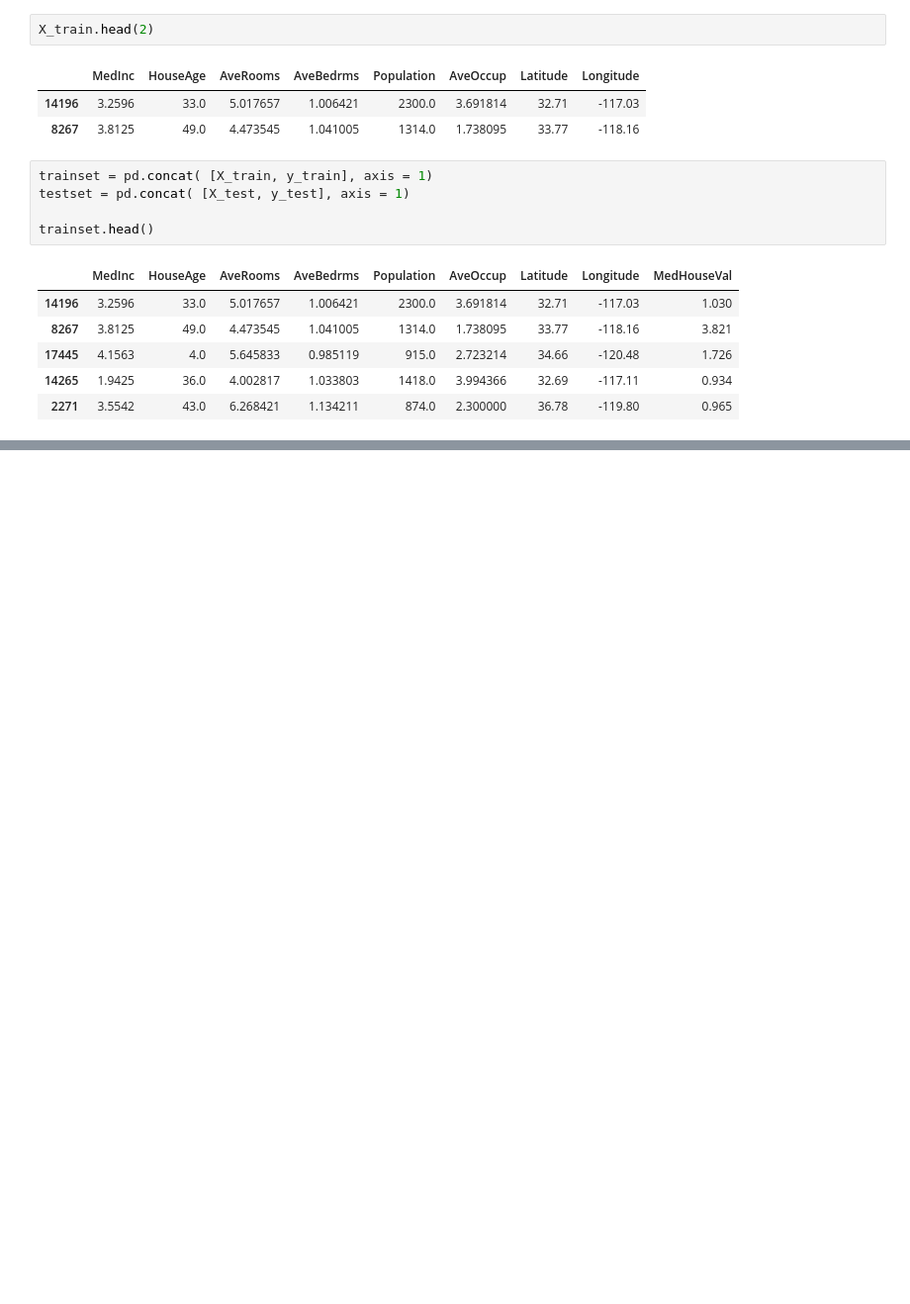
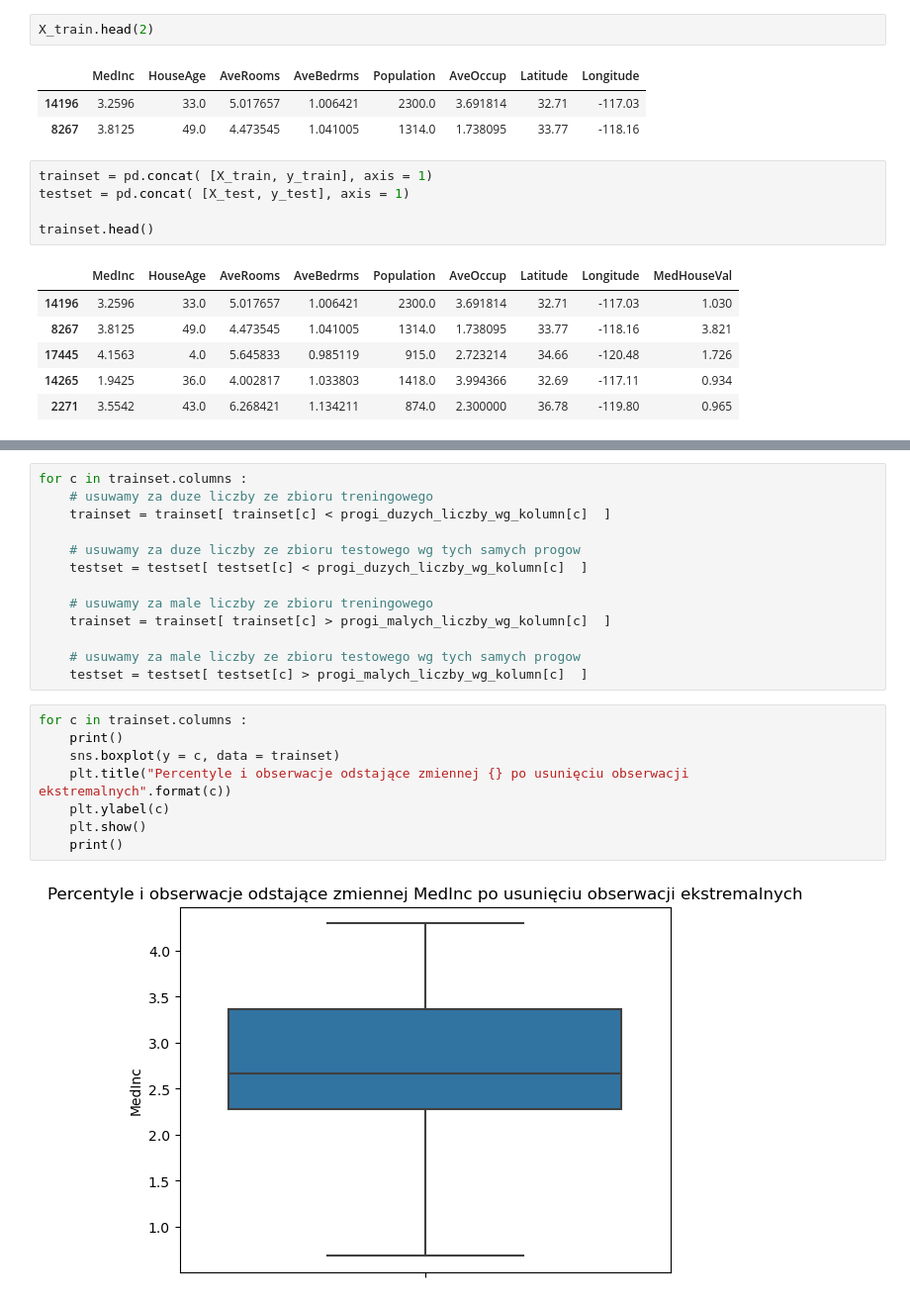
Before and after one commit to KCristopher/zaaw_tech_ml_ai, a Jupyter notebook: L1L2.ipynb, the cells around one changed output, grey strips where cells are left out. Shown at 99% size. Saved outputs shown, nothing was run; the diff lists cells and outputs as text; blank space fills up the shorter version.

```diff
--- a/L1L2.ipynb
+++ b/L1L2.ipynb
@@ -292,0 +447,23 @@ trainset.head()
+# %%
+for c in trainset.columns :
+    # usuwamy za duze liczby ze zbioru treningowego
+    trainset = trainset[ trainset[c] < progi_duzych_liczby_wg_kolumn[c]  ]
+
+    # usuwamy za duze liczby ze zbioru testowego wg tych samych progow
+    testset = testset[ testset[c] < progi_duzych_liczby_wg_kolumn[c]  ]
+
+    # usuwamy za male liczby ze zbioru treningowego
+    trainset = trainset[ trainset[c] > progi_malych_liczby_wg_kolumn[c]  ]
+
+    # usuwamy za male liczby ze zbioru testowego wg tych samych progow
+    testset = testset[ testset[c] > progi_malych_liczby_wg_kolumn[c]  ]
+# %%
+for c in trainset.columns :
+    print()
+    sns.boxplot(y = c, data = trainset)
+    plt.title("Percentyle i obserwacje odstające zmiennej {} po usunięciu obserwacji ekstremalnych".format(c))
+    plt.ylabel(c)
+    plt.show()
+    print()
+# %% [output]
+[figure, added]
```
Also changed, not shown: parts of 20 cells of this notebook.
